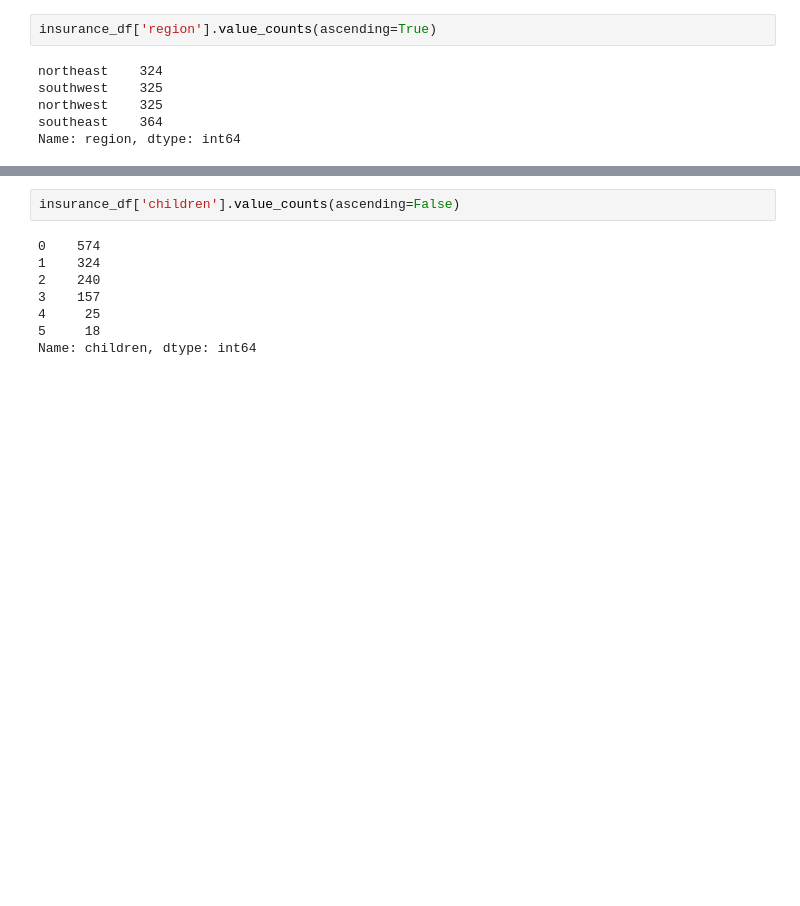
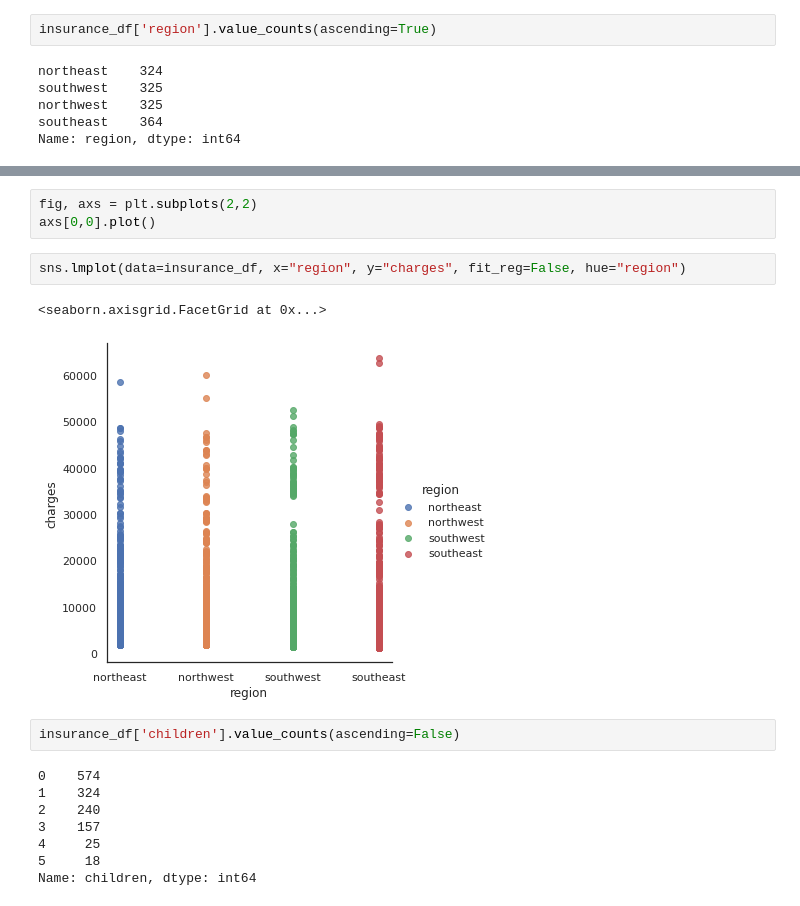
Before and after one commit to patchacha/FTW-HW-on-Pandas-and-Matplotlib, a Jupyter notebook: Pandas_HW_PP_100220.ipynb, the cells around one changed output, grey strips where cells are left out. Drawn from its saved outputs; the diff is of its cells as text; blank space fills up the shorter version.

```diff
--- a/Pandas_HW_PP_100220.ipynb
+++ b/Pandas_HW_PP_100220.ipynb
@@ -80,6 +187,14 @@ plt.title('No. of People per Region in the Insurance Dataset', y=1.02)
 plt.show()
 # %% [output]
 [figure]
+# %%
+fig, axs = plt.subplots(2,2)
+axs[0,0].plot()
+# %%
+sns.lmplot(data=insurance_df, x="region", y="charges", fit_reg=False, hue="region")
+# %% [output]
+<seaborn.axisgrid.FacetGrid at 0x...>
+[figure, added]
 # %%
 insurance_df['children'].value_counts(ascending=False)
 # %% [output]
```
Also changed, not shown: parts of 29 cells of this notebook.
